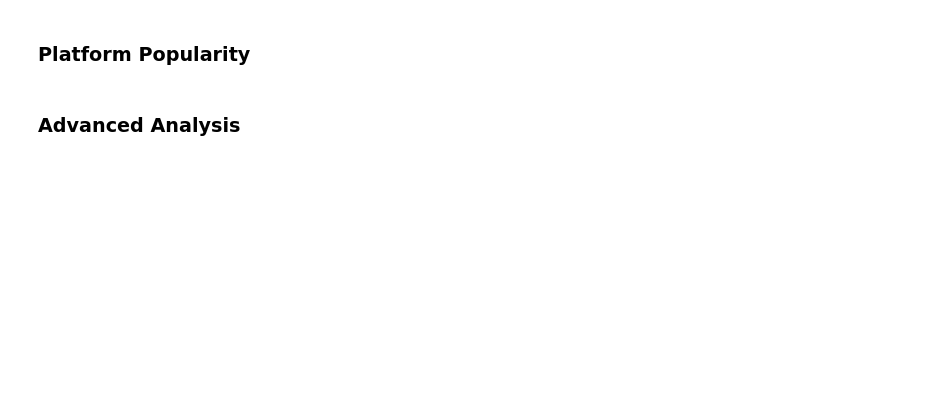
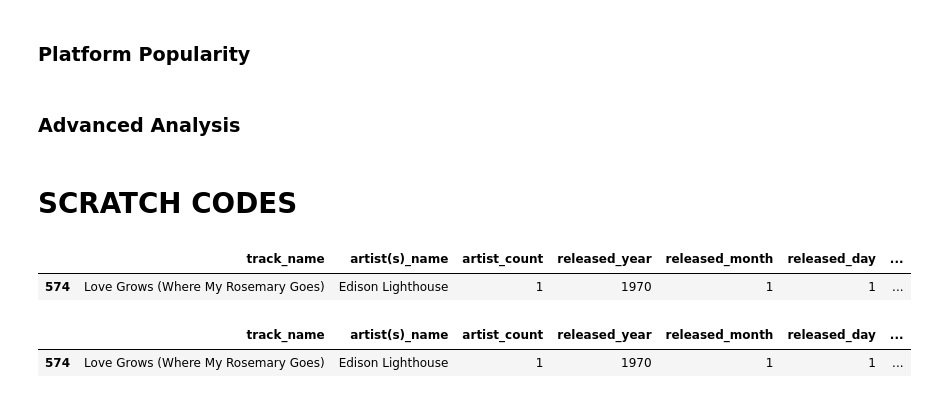
Before and after one commit to krlsbrre/Spotify-Data-Analysis, a Jupyter notebook: SPOTIFY.ipynb, the cells around one changed output. Saved outputs shown, nothing was run; the diff lists cells and outputs as text; code cells hidden in the pictures; blank space fills up the shorter version.

```diff
--- a/SPOTIFY.ipynb
+++ b/SPOTIFY.ipynb
@@ -236,6 +244,7 @@ mrdf.rename(columns={"count": "# of releases"})
 ##### The month with the most release is January or the first month of the year
 # %%
 pd.set_option('display.max_rows', 10)
+pd.set_option('display.max_columns', None)
 spotify
 # %% [output]
 |  | track_name | artist(s)_name | artist_count | released_year | released_month | released_day | ... |
@@ -257,3 +296,5 @@ spotify
 ### Platform Popularity
 # %% [markdown]
 ### Advanced Analysis
+# %% [markdown]
+# SCRATCH CODES
@@ -259,0 +314,10 @@ spotify
+# %%
+spotify.loc[spotify.index == 574]
+# %% [output]
+|  | track_name | artist(s)_name | artist_count | released_year | released_month | released_day | ... |
+| 574 | Love Grows (Where My Rosemary Goes) | Edison Lighthouse | 1 | 1970 | 1 | 1 | ... |
+# %%
+spotifyc.loc[spotifyc.index  == 574]
+# %% [output]
+|  | track_name | artist(s)_name | artist_count | released_year | released_month | released_day | ... |
+| 574 | Love Grows (Where My Rosemary Goes) | Edison Lighthouse | 1 | 1970 | 1 | 1 | ... |
```
Also changed, not shown: parts of 9 cells of this notebook.
